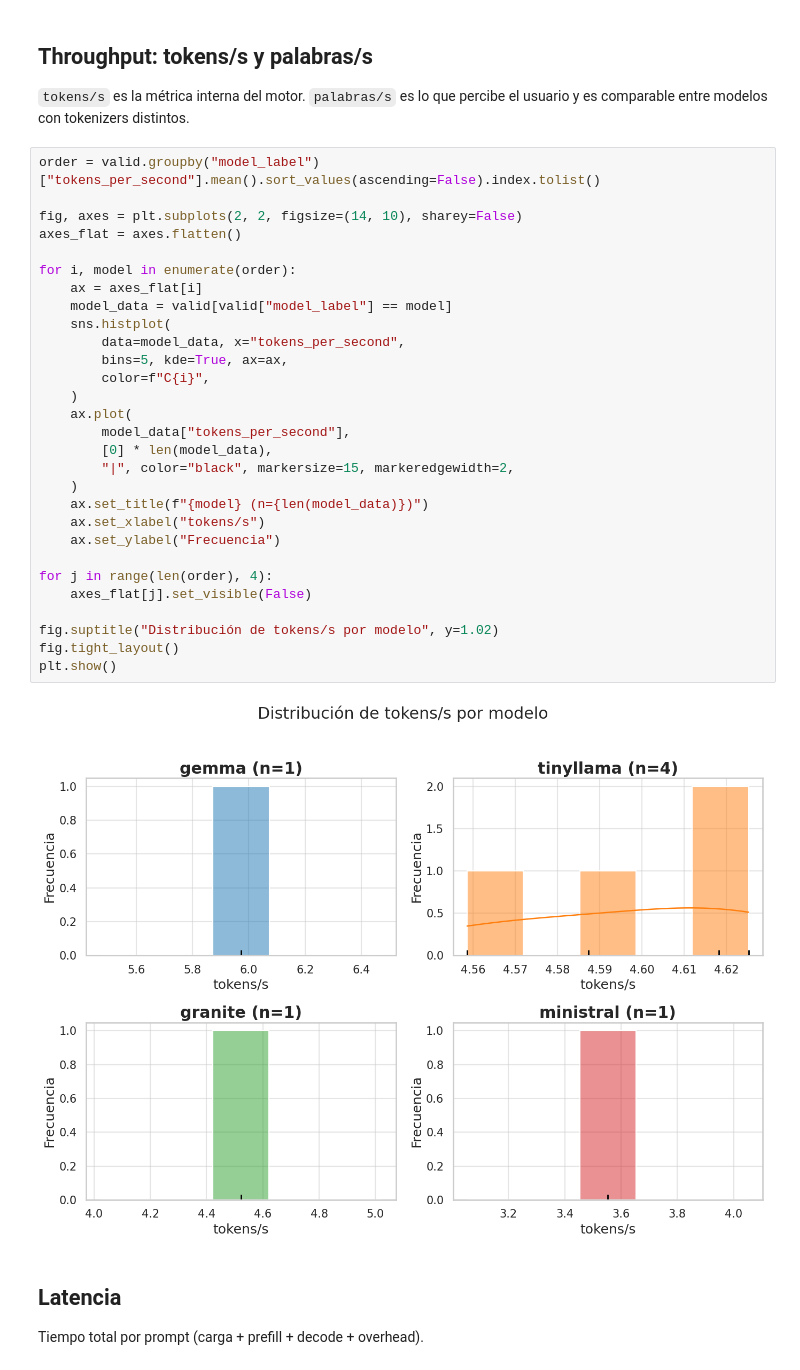
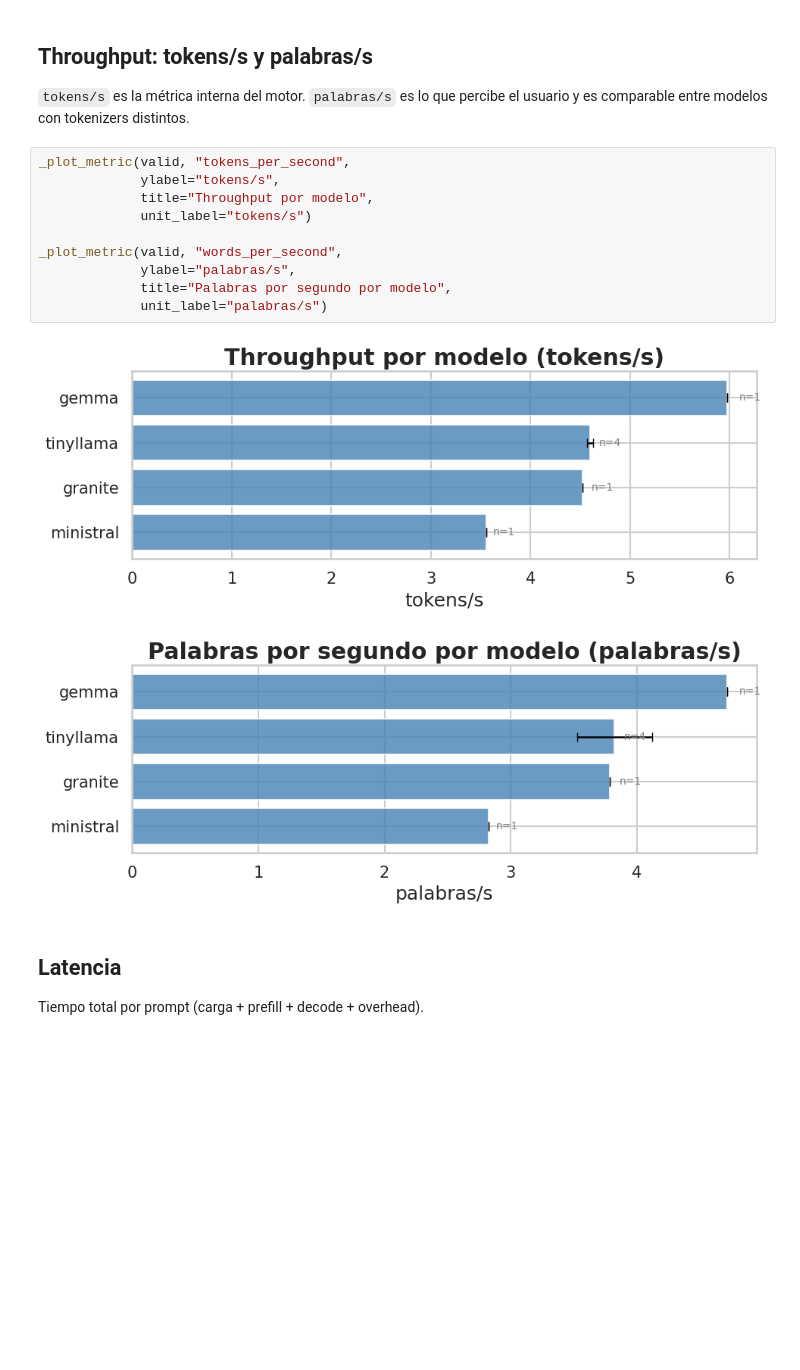
Before and after one commit to TFG-yisuscc/MonitorSystemVisualizer, a Jupyter notebook: notebooks/03_inferencia_metricas.ipynb, the cells around one changed output. Saved outputs shown, nothing was run; the diff lists cells and outputs as text; blank space fills up the shorter version.

```diff
--- a/notebooks/03_inferencia_metricas.ipynb
+++ b/notebooks/03_inferencia_metricas.ipynb
@@ -52,36 +160,18 @@ Modelos: gemma3n:e2b, granite4:micro-h, ministral-3:3b, tinyllama-1.1b-chat-v1.0
 `tokens/s` es la métrica interna del motor. `palabras/s` es lo que percibe
 el usuario y es comparable entre modelos con tokenizers distintos.
 # %%
-order = valid.groupby("model_label")["tokens_per_second"].mean().sort_values(ascending=False).index.tolist()
+_plot_metric(valid, "tokens_per_second",
+             ylabel="tokens/s",
+             title="Throughput por modelo",
+             unit_label="tokens/s")
 
-fig, axes = plt.subplots(2, 2, figsize=(14, 10), sharey=False)
-axes_flat = axes.flatten()
-
-for i, model in enumerate(order):
-    ax = axes_flat[i]
-    model_data = valid[valid["model_label"] == model]
-    sns.histplot(
-        data=model_data, x="tokens_per_second",
-        bins=5, kde=True, ax=ax,
-        color=f"C{i}",
-    )
-    ax.plot(
-        model_data["tokens_per_second"],
-        [0] * len(model_data),
-        "|", color="black", markersize=15, markeredgewidth=2,
-    )
-    ax.set_title(f"{model} (n={len(model_data)})")
-    ax.set_xlabel("tokens/s")
-    ax.set_ylabel("Frecuencia")
-
-for j in range(len(order), 4):
-    axes_flat[j].set_visible(False)
-
-fig.suptitle("Distribución de tokens/s por modelo", y=1.02)
-fig.tight_layout()
-plt.show()
+_plot_metric(valid, "words_per_second",
+             ylabel="palabras/s",
+             title="Palabras por segundo por modelo",
+             unit_label="palabras/s")
 # %% [output]
-[figure, old version]
+[figure, new version]
+[figure, added]
 # %% [markdown]
 ## Latencia
 
```
Also changed, not shown: parts of 4 cells of this notebook, 10 other files.
